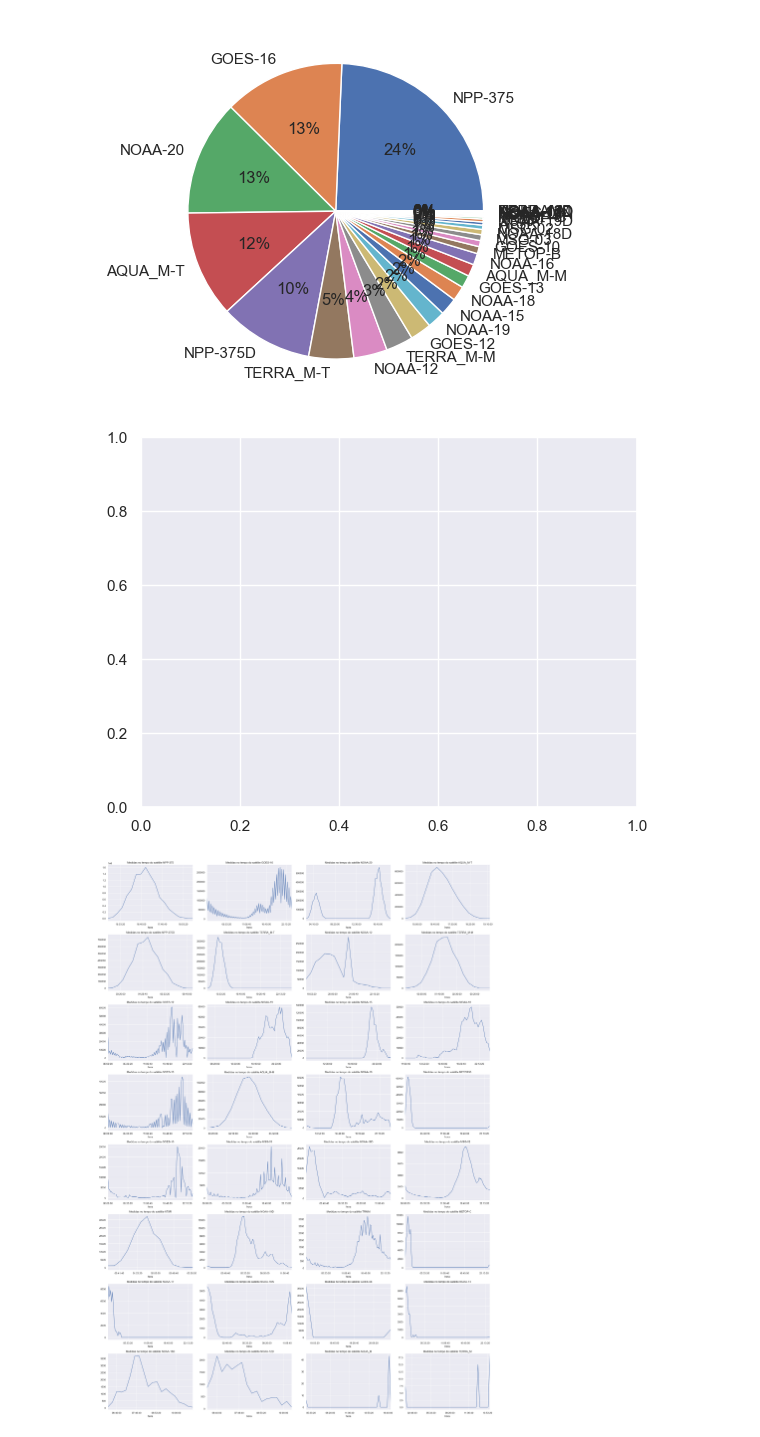
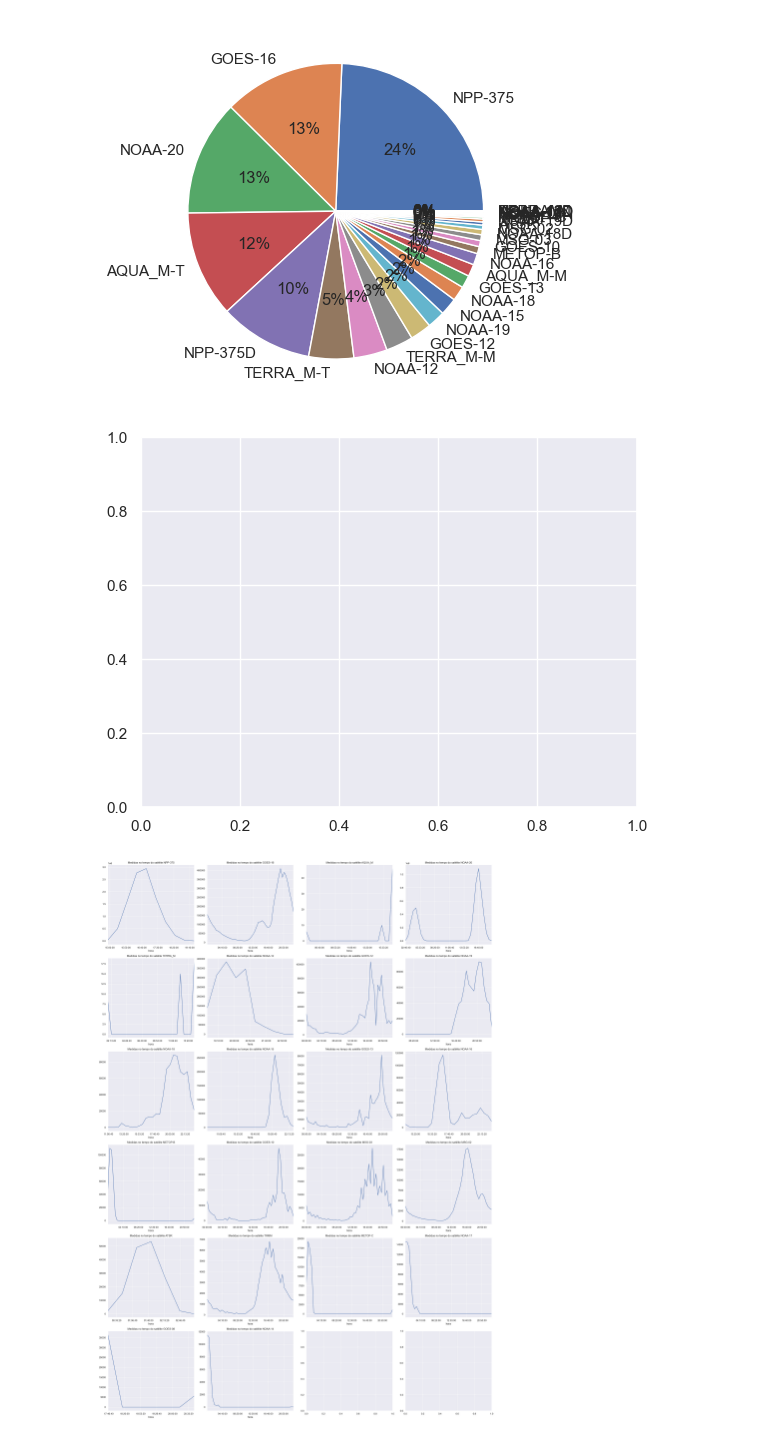
Before and after one commit to josebraz/INPE-Queimadas, a Jupyter notebook: Queimadas.ipynb, the cells around one changed output. Cells and saved outputs as stored; diff of their text form; code cells hidden in the pictures.

```diff
--- a/Queimadas.ipynb
+++ b/Queimadas.ipynb
@@ -64,5 +81,32 @@ KeyboardInterrupt:
+# %%
+# Processamento dos satelites
+
+# Muitos satélites podem ser simplificados
+satelite_map = {
+  'NPP-375D': 'NPP-375',
+  'AQUA_M-T': 'AQUA_M',
+  'AQUA_M-M': 'AQUA_M',
+  'TERRA_M-T': 'TERRA_M',
+  'TERRA_M-M': 'TERRA_M',
+  'NOAA-18D': 'NOAA-18',
+  'NOAA-19D': 'NOAA-19',
+  'NOAA-16N': 'NOAA-16',
+  'NOAA-15D': 'NOAA-15',
+  'NOAA-12D': 'NOAA-12'
+}
+df['simp_satelite'] = df['satelite'].map(satelite_map).fillna(df['satelite']).astype("category")
 # %%
 # variaveis derivadas dos dados
+import random
+
 all_satellites = df['satelite'].value_counts().index.values
+simp_satellites = df['simp_satelite'].value_counts().index.values
 
-principal_satelites = ['NPP-375', 'GOES-16', 'NOAA-20', 'AQUA_M-T', 'NPP-375D', 'TERRA_M-T']
+simp_satellites_rand = simp_satellites.tolist()
+random.shuffle(simp_satellites_rand)
+cmap = plt.cm.get_cmap('hsv', len(simp_satellites_rand))
+satellites_colors = {}
+for (i, satelite) in enumerate(simp_satellites_rand):
+    satellites_colors[satelite] = cmap(i)
+
+satellites_colors
@@ -100,22 +162,25 @@ ax.set(ylabel=None)
 [figure]
 # %%
 # analise do horários das medicoes dos satelites
+from datetime import datetime, timedelta
 
 def time_measure_dist(satelite='AQUA_M-T', ax=plt.axes()):
   time_counts = df[(df.satelite == satelite)].groupby(['hora'])['hora'].count()
   time_counts.index = pd.TimedeltaIndex(data=time_counts.index.astype('str'))
-  time_counts = time_counts.resample('15min').sum()
+  time_counts = time_counts.resample('30min').sum().reindex()
   time_counts.plot(ax=ax)
-  ax.xaxis.set_major_locator(plt.MaxNLocator(5))
+  ax.xaxis.set_major_locator(plt.MaxNLocator(6))
   ax.set_title("Medidas no tempo do satélite {0}".format(satelite))
 
-fig, axs = plt.subplots(8, 4, figsize=(25,35))
+fig, axs = plt.subplots(6, 4, figsize=(25,35))
 for i, ax in enumerate(axs.flat):
-  time_measure_dist(all_satellites[i], ax)
+  if i < simp_satellites.size:
+    time_measure_dist(simp_satellites[i], ax)
+
 fig.tight_layout(h_pad=1, w_pad=0.5)
 # %% [output]
 [figure]
-[figure, old version]
+[figure, new version]
 # %%
 fig, axs = plt.subplots(4, 3, figsize=(20, 30))
 year = 2021
```
Also changed, not shown: parts of 7 cells of this notebook, 3 other files.
